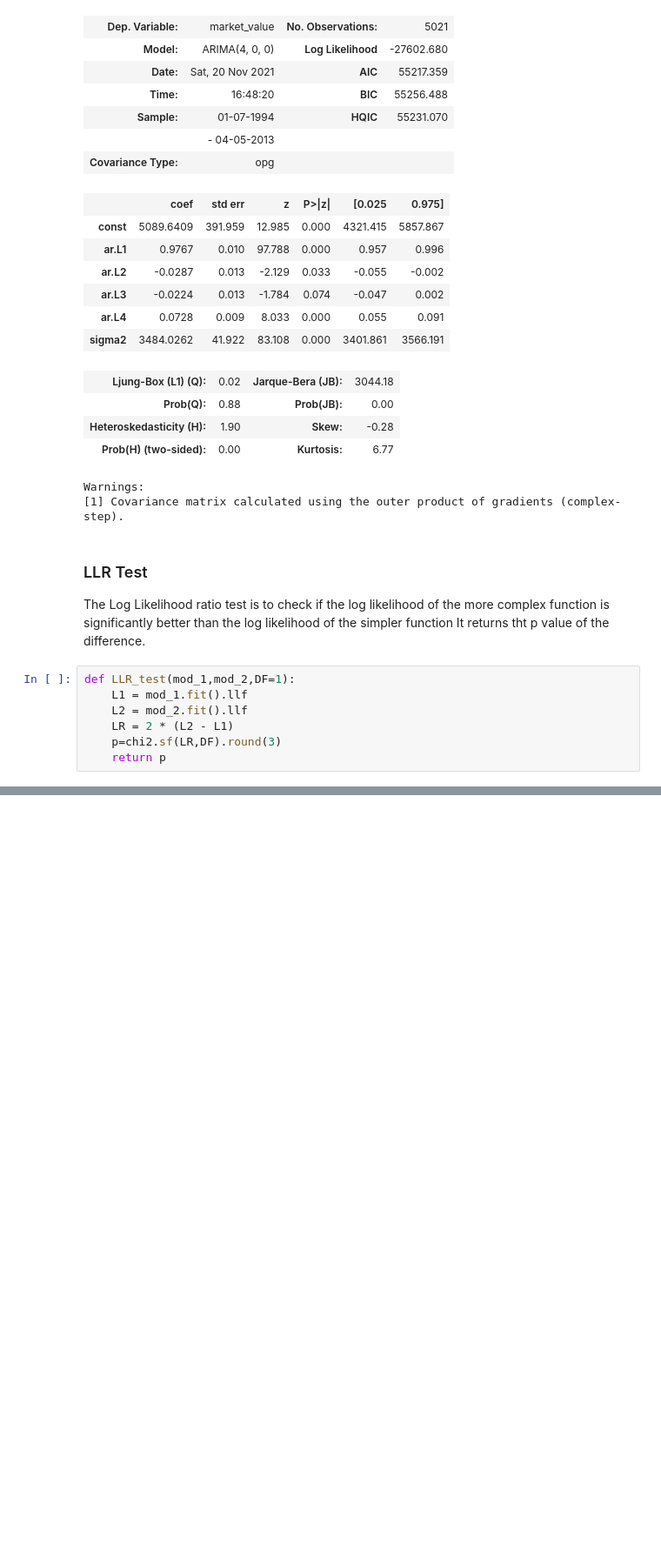
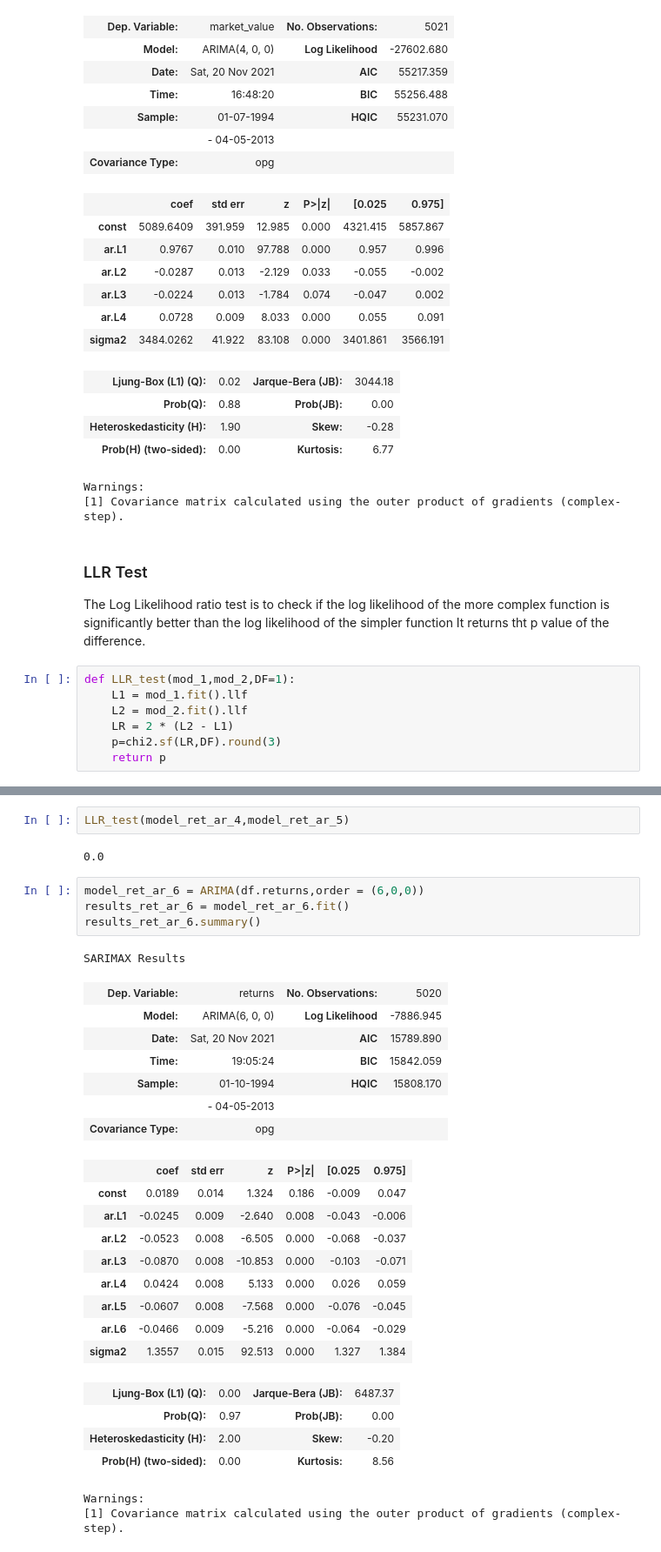
Before and after one commit to satyajitghosh/TimeSeriesAnalysis, a Jupyter notebook: DataRangerCourse/TS_lecture3.ipynb, the cells around one changed output, grey strips where cells are left out. Shown at 87% size. Saved outputs shown, nothing was run; the diff lists cells and outputs as text; blank space fills up the shorter version.

```diff
--- a/DataRangerCourse/TS_lecture3.ipynb
+++ b/DataRangerCourse/TS_lecture3.ipynb
@@ -201,0 +416,32 @@ LLR_test(model_ar_2,model_ar_4)
+# %%
+LLR_test(model_ret_ar_4,model_ret_ar_5)
+# %% [output]
+0.0
+# %%
+model_ret_ar_6 = ARIMA(df.returns,order = (6,0,0))
+results_ret_ar_6 = model_ret_ar_6.fit()
+results_ret_ar_6.summary()
+# %% [output]
+SARIMAX Results
+| Dep. Variable: | returns | No. Observations: | 5020 |
+| Model: | ARIMA(6, 0, 0) | Log Likelihood | -7886.945 |
+| Date: | Sat, 20 Nov 2021 | AIC | 15789.890 |
+| Time: | 19:05:24 | BIC | 15842.059 |
+| Sample: | 01-10-1994 | HQIC | 15808.170 |
+|  | - 04-05-2013 |  |  |
+| Covariance Type: | opg |  |  |
+|  | coef | std err | z | P>|z| | [0.025 | 0.975] |
+| const | 0.0189 | 0.014 | 1.324 | 0.186 | -0.009 | 0.047 |
+| ar.L1 | -0.0245 | 0.009 | -2.640 | 0.008 | -0.043 | -0.006 |
+| ar.L2 | -0.0523 | 0.008 | -6.505 | 0.000 | -0.068 | -0.037 |
+| ar.L3 | -0.0870 | 0.008 | -10.853 | 0.000 | -0.103 | -0.071 |
+| ar.L4 | 0.0424 | 0.008 | 5.133 | 0.000 | 0.026 | 0.059 |
+| ar.L5 | -0.0607 | 0.008 | -7.568 | 0.000 | -0.076 | -0.045 |
+| ar.L6 | -0.0466 | 0.009 | -5.216 | 0.000 | -0.064 | -0.029 |
+| sigma2 | 1.3557 | 0.015 | 92.513 | 0.000 | 1.327 | 1.384 |
+| Ljung-Box (L1) (Q): | 0.00 | Jarque-Bera (JB): | 6487.37 |
+| Prob(Q): | 0.97 | Prob(JB): | 0.00 |
+| Heteroskedasticity (H): | 2.00 | Skew: | -0.20 |
+| Prob(H) (two-sided): | 0.00 | Kurtosis: | 8.56 |
+Warnings:
+[1] Covariance matrix calculated using the outer product of gradients (complex-step).
```
Also changed, not shown: parts of 31 cells of this notebook.
